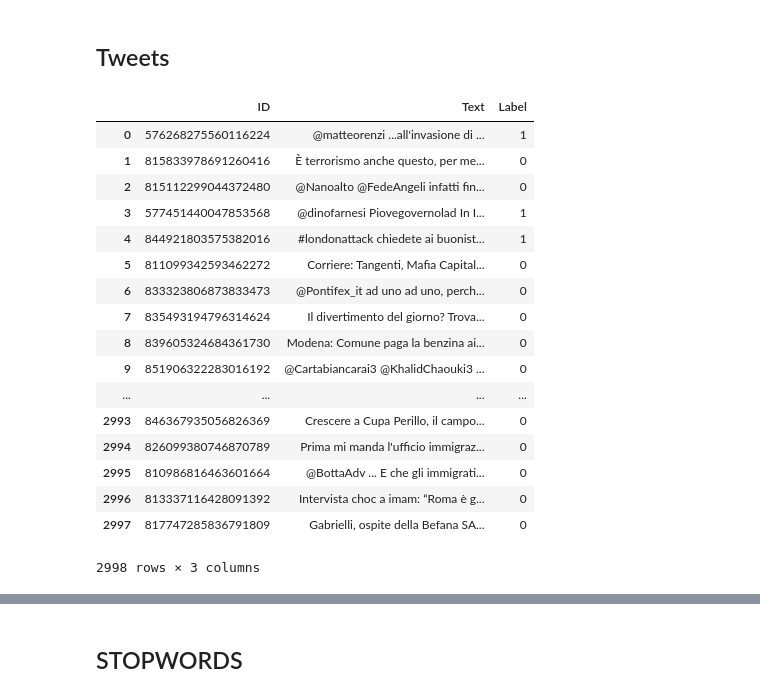
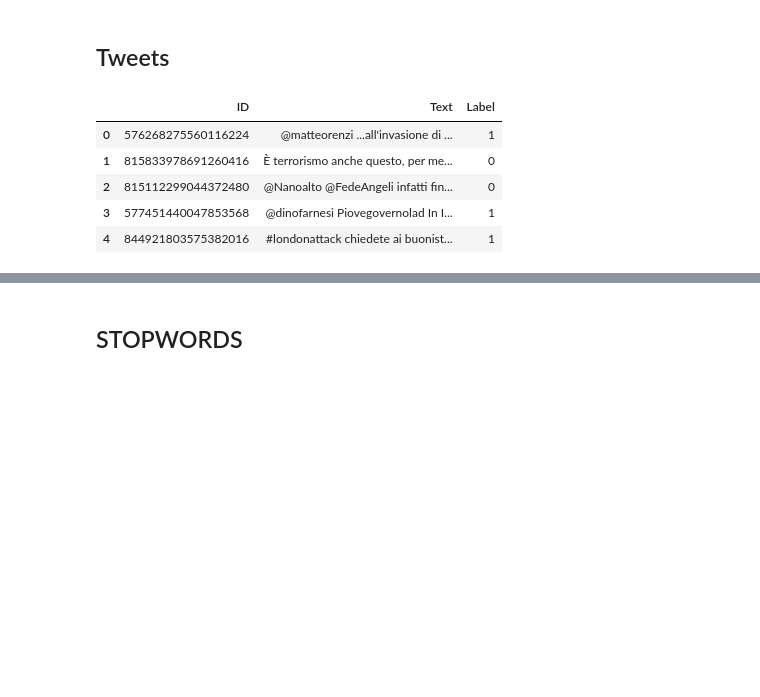
Before and after one commit to thenhz/hate-speech, a Jupyter notebook: DataAnalysis.ipynb, the cells around one changed output, grey strips where cells are left out. Drawn from its saved outputs; the diff is of its cells as text; code cells hidden in the pictures; blank space fills up the shorter version.

```diff
--- a/DataAnalysis.ipynb
+++ b/DataAnalysis.ipynb
@@ -24,24 +22,12 @@ ModuleNotFoundError: No module named 'textstat'
 # %%
 import pandas as pd
 
-df = pd.read_csv('./data/hate-speed/haspeede_TW-train.tsv',sep='\t', names=['ID','Text','Label'])
-df
+df = pd.read_csv('./data/hate-speech/haspeede_TW-train.tsv',sep='\t', names=['ID','Text','Label'])
+df.head()
 # %% [output]
 |  | ID | Text | Label |
 | 0 | 576268275560116224 | @matteorenzi ...all'invasione di ... | 1 |
 | 1 | 815833978691260416 | È terrorismo anche questo, per me... | 0 |
 | 2 | 815112299044372480 | @Nanoalto @FedeAngeli infatti fin... | 0 |
 | 3 | 577451440047853568 | @dinofarnesi Piovegovernolad In I... | 1 |
 | 4 | 844921803575382016 | #londonattack chiedete ai buonist... | 1 |
-| 5 | 811099342593462272 | Corriere: Tangenti, Mafia Capital... | 0 |
-| 6 | 833323806873833473 | @Pontifex_it ad uno ad uno, perch... | 0 |
-| 7 | 835493194796314624 | Il divertimento del giorno? Trova... | 0 |
-| 8 | 839605324684361730 | Modena: Comune paga la benzina ai... | 0 |
-| 9 | 851906322283016192 | @Cartabiancarai3 @KhalidChaouki3 ... | 0 |
-| ... | ... | ... | ... |
-| 2993 | 846367935056826369 | Crescere a Cupa Perillo, il campo... | 0 |
-| 2994 | 826099380746870789 | Prima mi manda l'ufficio immigraz... | 0 |
-| 2995 | 810986816463601664 | @BottaAdv ... E che gli immigrati... | 0 |
-| 2996 | 813337116428091392 | Intervista choc a imam: “Roma è g... | 0 |
-| 2997 | 817747285836791809 | Gabrielli, ospite della Befana SA... | 0 |
-2998 rows × 3 columns
```
Also changed, not shown: parts of 42 cells of this notebook, 6 other files.
